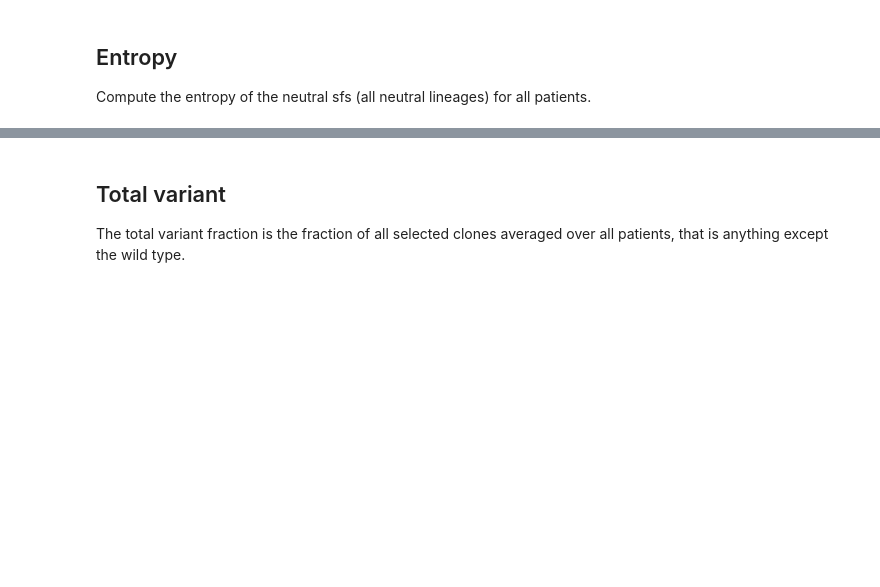
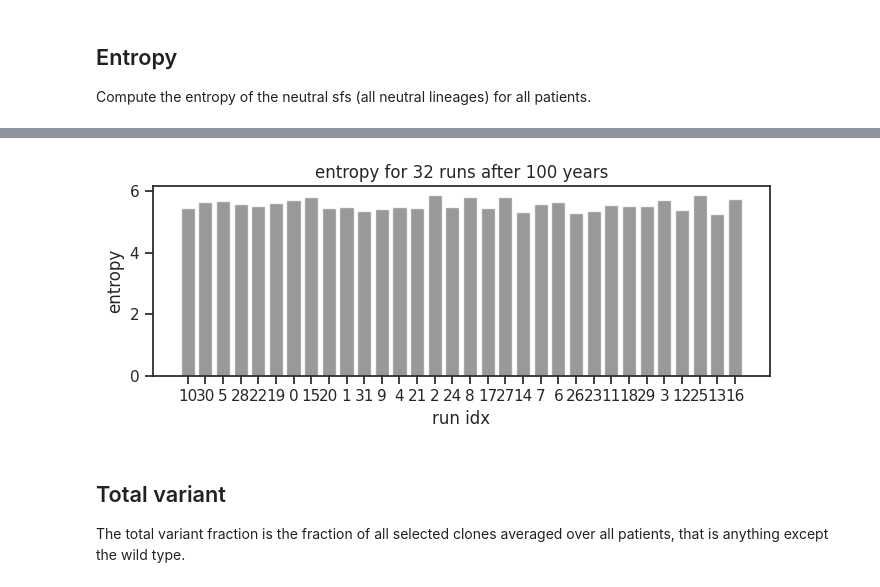
Before and after one commit to fraterenz/hsc-draft, a Jupyter notebook: hsc.ipynb, the cells around one changed output, grey strips where cells are left out. Cells and saved outputs as stored; diff of their text form; code cells hidden in the pictures; blank space fills up the shorter version.

```diff
--- a/hsc.ipynb
+++ b/hsc.ipynb
@@ -254,20 +285,22 @@ sns.relplot(
 # %%
 fig, ax = plt.subplots(1, 1, tight_layout=True, figsize=FIGSIZE)
 
 prob_jcells, idx = list(), list()
 for patient, sfs_patient in sfs.items():
     jcells = np.fromiter(sfs_patient.keys(), dtype=float)
     jcells /= jcells.sum()
     prob_jcells.append(jcells)
     idx.append(patient)
 
 for xx, pk in zip(idx, prob_jcells):
     ax.bar(xx, stats.entropy(pk), color="grey", alpha=0.8)
 ax.set_ylabel("entropy")
 ax.set_xlabel("run idx")
 ax.set_xticks(range(0, RUNS))
-ax.set_title(f"entropy for {RUNS} runs after {YEARS - 1} years")
+ax.set_title(f"entropy for {RUNS} runs after {YEARS} years")
 plt.show()
+# %% [output]
+[figure, added]
 # %% [markdown]
 ## Total variant
 The total variant fraction is the fraction of all selected clones averaged over all patients, that is anything except the wild type.
```
Also changed, not shown: parts of 14 cells of this notebook.
